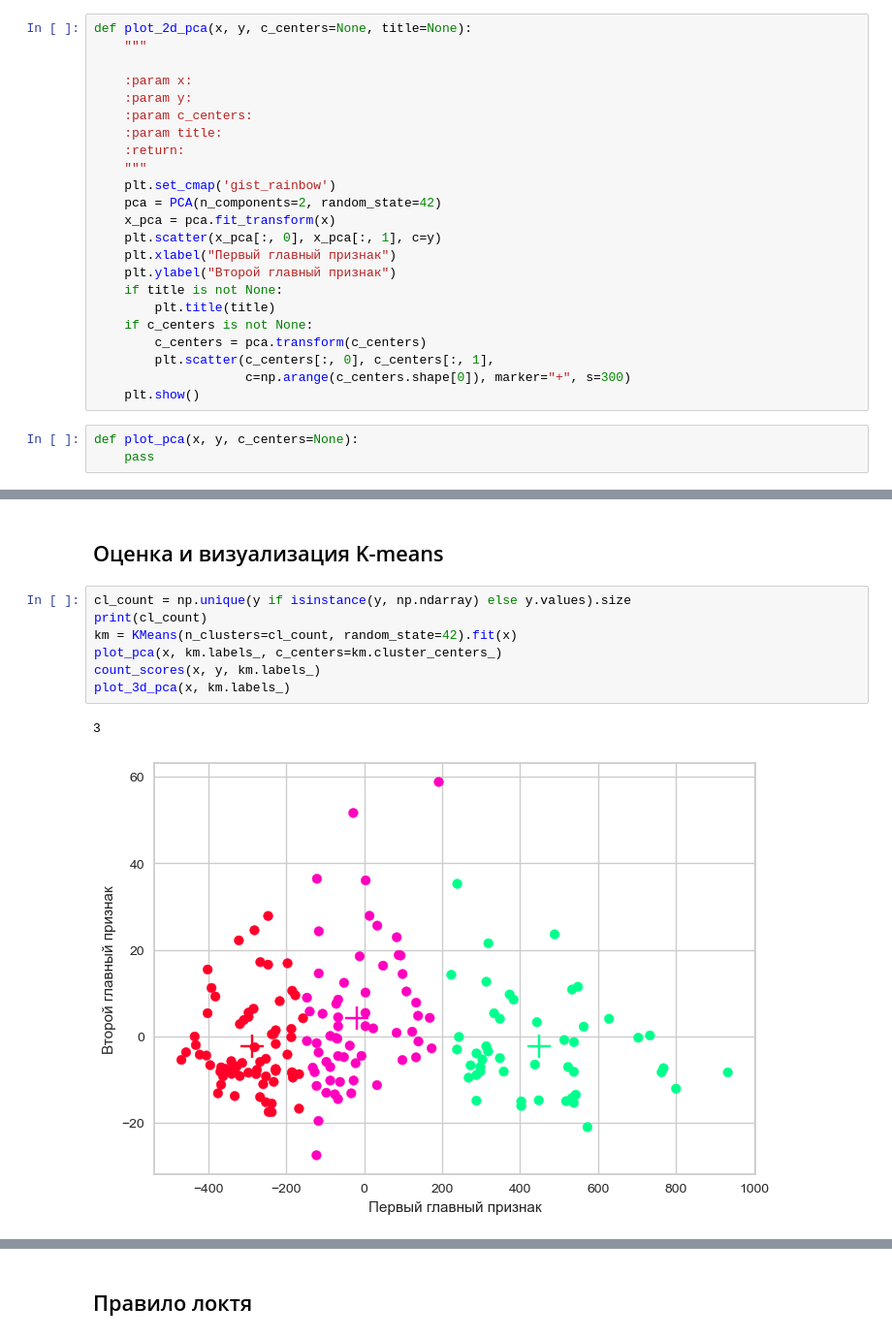
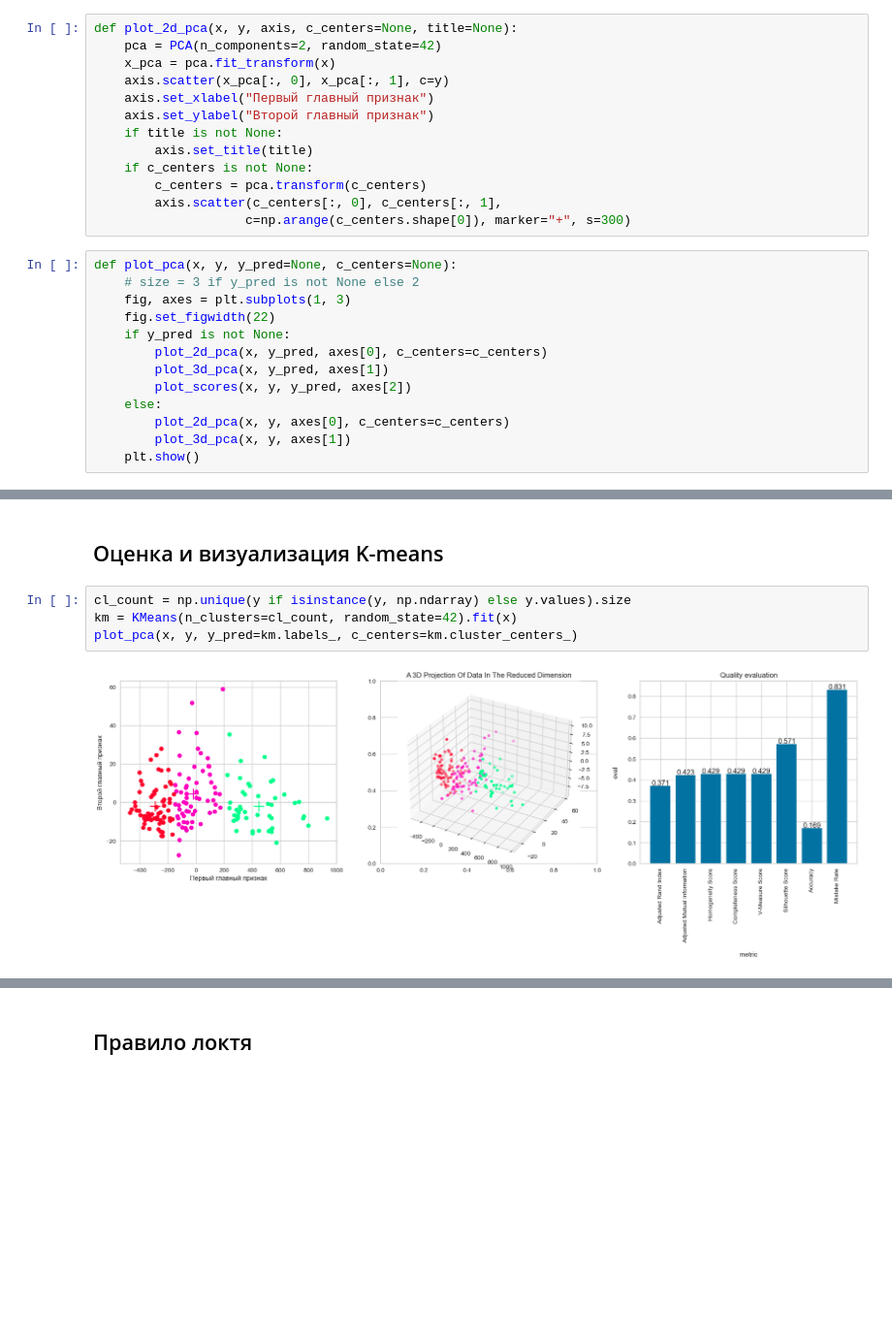
Before and after one commit to fongradnastya/data_anilysis6, a Jupyter notebook: notebooks/work6.ipynb, the cells around one changed output, grey strips where cells are left out. Shown at 97% size. Drawn from its saved outputs; the diff is of its cells as text; blank space fills up the shorter version.

Commit message:
Added new graphics

```diff
--- a/notebooks/work6.ipynb
+++ b/notebooks/work6.ipynb
@@ -42,29 +36,29 @@ df_w
 | 177 | 14.13 | 4.10 | 2.74 | 24.5 | 96.0 | 2.05 | 0.76 | ... |
 178 rows × 14 columns
 # %%
-def plot_2d_pca(x, y, c_centers=None, title=None):
-    """
-
-    :param x:
-    :param y:
-    :param c_centers:
-    :param title:
-    :return:
-    """
-    plt.set_cmap('gist_rainbow')
+def plot_2d_pca(x, y, axis, c_centers=None, title=None):
     pca = PCA(n_components=2, random_state=42)
     x_pca = pca.fit_transform(x)
-    plt.scatter(x_pca[:, 0], x_pca[:, 1], c=y)
-    plt.xlabel("Первый главный признак")
-    plt.ylabel("Второй главный признак")
+    axis.scatter(x_pca[:, 0], x_pca[:, 1], c=y)
+    axis.set_xlabel("Первый главный признак")
+    axis.set_ylabel("Второй главный признак")
     if title is not None:
-        plt.title(title)
+        axis.set_title(title)
     if c_centers is not None:
         c_centers = pca.transform(c_centers)
-        plt.scatter(c_centers[:, 0], c_centers[:, 1],
+        axis.scatter(c_centers[:, 0], c_centers[:, 1],
                     c=np.arange(c_centers.shape[0]), marker="+", s=300)
-    plt.show()
-# %%
-def plot_pca(x, y, c_centers=None):
-    pass
+# %%
+def plot_pca(x, y, y_pred=None, c_centers=None):
+    # size = 3 if y_pred is not None else 2
+    fig, axes = plt.subplots(1, 3)
+    fig.set_figwidth(22)
+    if y_pred is not None:
+        plot_2d_pca(x, y_pred, axes[0], c_centers=c_centers)
+        plot_3d_pca(x, y_pred, axes[1])
+        plot_scores(x, y, y_pred, axes[2])
+    else:
+        plot_2d_pca(x, y, axes[0], c_centers=c_centers)
+        plot_3d_pca(x, y, axes[1])
+    plt.show()
 # %%
@@ -112,11 +99,7 @@ plot_3d_pca(x, y)
 ## Оценка и визуализация K-means
 # %%
 cl_count = np.unique(y if isinstance(y, np.ndarray) else y.values).size
-print(cl_count)
 km = KMeans(n_clusters=cl_count, random_state=42).fit(x)
-plot_pca(x, km.labels_, c_centers=km.cluster_centers_)
-count_scores(x, y, km.labels_)
-plot_3d_pca(x, km.labels_)
+plot_pca(x, y, y_pred=km.labels_, c_centers=km.cluster_centers_)
 # %% [output]
-3
-[figure, old version]
+[figure, new version]
```
Also changed, not shown: parts of 15 cells of this notebook.
